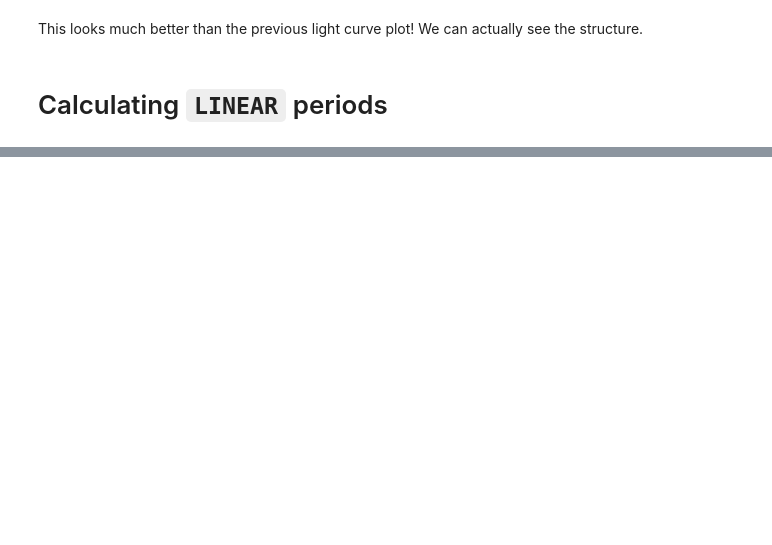
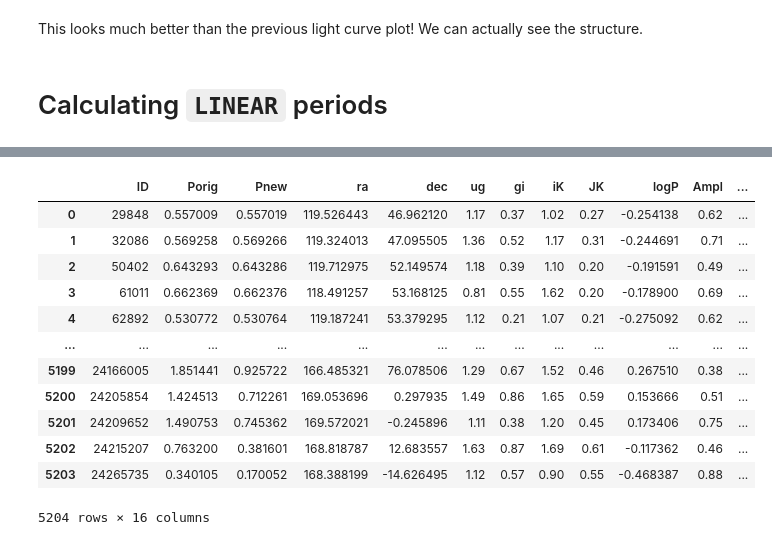
Before and after one commit to emadonev/var_stars, a Jupyter notebook: nbs/03_Analysis_of_light_curve_periods.ipynb, the cells around one changed output, grey strips where cells are left out. Cells and saved outputs as stored; diff of their text form; code cells hidden in the pictures; blank space fills up the shorter version.

```diff
--- a/nbs/03_Analysis_of_light_curve_periods.ipynb
+++ b/nbs/03_Analysis_of_light_curve_periods.ipynb
@@ -395,0 +196,29 @@ ax.invert_yaxis()
+# %%
+# SAVING THE INFORMATION
+#---------------------------
+# for later perusal in a master file (plus metadata, such as colors)
+
+fout = open('LINEAR_Periods_nterm3.txt', "w") # create a new file in which we can write
+fout.write("    LINEAR ID     Porig         Pnew") # write up 3 columns
+fout.write("        ra             dec          ug      gi      iK      JK       logP       Ampl    skew    kurt  magMed nObs LCtype \n")    # add the rest of the columns (metadata)
+for i in range(0,len(goodIDs)): # for every ID in the new good IDs list
+    ID = goodIDs[i] # current ID is the i element in the good list
+    Porig = goodPeriodOrig[i] # the original period
+    Pnew = goodPeriodNew[i] # the new period
+    s = str("%12s " % ID) + str("%12.8f  " % Porig) + str("%12.8f  " % Pnew) # formats values into a string 's', aligning them in columns
+    OrigIndex = goodOrigIndex[i] # getting the original index
+    LID = dataPeriods[OrigIndex ]['LINEARobjectID'] # accessing the LINEAR ID of that object
+    assert ID == LID # asserting that they are the same, so we can continue with the code
+    ra = dataPeriods[OrigIndex]['ra'] #accessing the rectascension
+    dec = dataPeriods[OrigIndex]['dec'] # accessing the declination
+    s = s + str("%12.7f " % ra) + str("%12.7f  " % dec) # formatting previous values into columns
+    for q in ['ug','gi','iK','JK']:
+        s = s + str("%7.2f " % dataPeriods[OrigIndex][q]) # loops through the filters and assigns their columns
+    s = s + str("%12.8f " % dataPeriods[OrigIndex]['logP']) # adds the logP
+    for q in ['Ampl','skew','kurt','magMed']: # loops through the rest of the statistics
+        s = s + str("%7.2f " % dataPeriods[OrigIndex][q]) # formats the statistics
+    s = s + str("%4.0f " % dataPeriods[OrigIndex]['nObs'])  # adds number of observations
+    s = s + str("%2.0f " % dataPeriods[OrigIndex]['LCtype']) # adds light curve type
+    s = s + "\n" # next record is in a new line or row
+    fout.write(s) # add this string of values as a row
+fout.close() # when finished close
@@ -395,0 +258,21 @@ ax.invert_yaxis()
+# %%
+j = 0
+LINEAR_periods = pd.DataFrame()
+for i in list(L.columns):
+    LINEAR_periods.insert(j, i, Properties[j])
+    j += 1
+LINEAR_periods
+# %% [output]
+|  | ID | Porig | Pnew | ra | dec | ug | gi | iK | JK | logP | Ampl | ... |
+| 0 | 29848 | 0.557009 | 0.557019 | 119.526443 | 46.962120 | 1.17 | 0.37 | 1.02 | 0.27 | -0.254138 | 0.62 | ... |
+| 1 | 32086 | 0.569258 | 0.569266 | 119.324013 | 47.095505 | 1.36 | 0.52 | 1.17 | 0.31 | -0.244691 | 0.71 | ... |
+| 2 | 50402 | 0.643293 | 0.643286 | 119.712975 | 52.149574 | 1.18 | 0.39 | 1.10 | 0.20 | -0.191591 | 0.49 | ... |
+| 3 | 61011 | 0.662369 | 0.662376 | 118.491257 | 53.168125 | 0.81 | 0.55 | 1.62 | 0.20 | -0.178900 | 0.69 | ... |
+| 4 | 62892 | 0.530772 | 0.530764 | 119.187241 | 53.379295 | 1.12 | 0.21 | 1.07 | 0.21 | -0.275092 | 0.62 | ... |
+| ... | ... | ... | ... | ... | ... | ... | ... | ... | ... | ... | ... | ... |
+| 5199 | 24166005 | 1.851441 | 0.925722 | 166.485321 | 76.078506 | 1.29 | 0.67 | 1.52 | 0.46 | 0.267510 | 0.38 | ... |
+| 5200 | 24205854 | 1.424513 | 0.712261 | 169.053696 | 0.297935 | 1.49 | 0.86 | 1.65 | 0.59 | 0.153666 | 0.51 | ... |
+| 5201 | 24209652 | 1.490753 | 0.745362 | 169.572021 | -0.245896 | 1.11 | 0.38 | 1.20 | 0.45 | 0.173406 | 0.75 | ... |
+| 5202 | 24215207 | 0.763200 | 0.381601 | 168.818787 | 12.683557 | 1.63 | 0.87 | 1.69 | 0.61 | -0.117362 | 0.46 | ... |
+| 5203 | 24265735 | 0.340105 | 0.170052 | 168.388199 | -14.626495 | 1.12 | 0.57 | 0.90 | 0.55 | -0.468387 | 0.88 | ... |
+5204 rows × 16 columns
```
Also changed, not shown: parts of 81 cells of this notebook, 4 other files.
